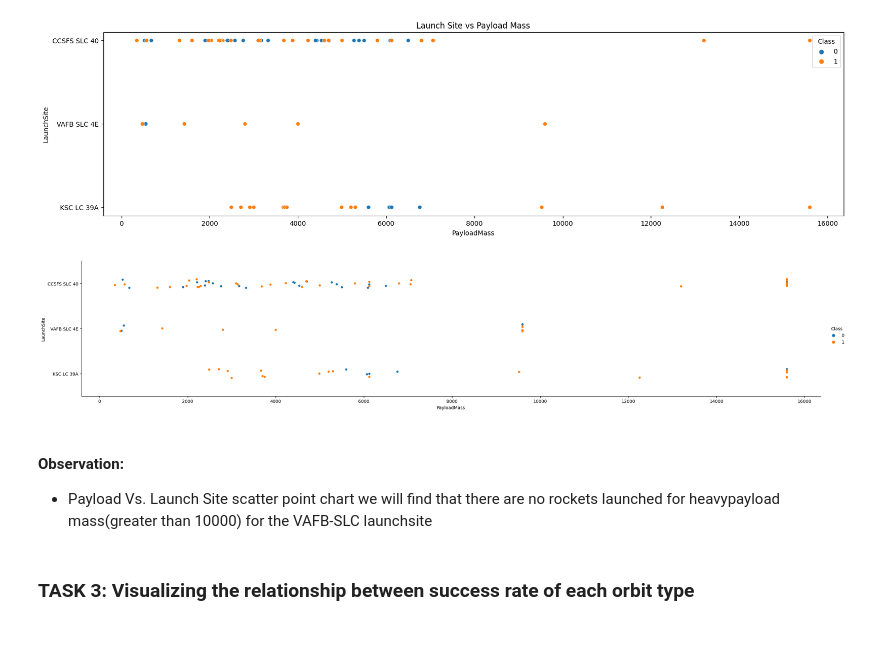
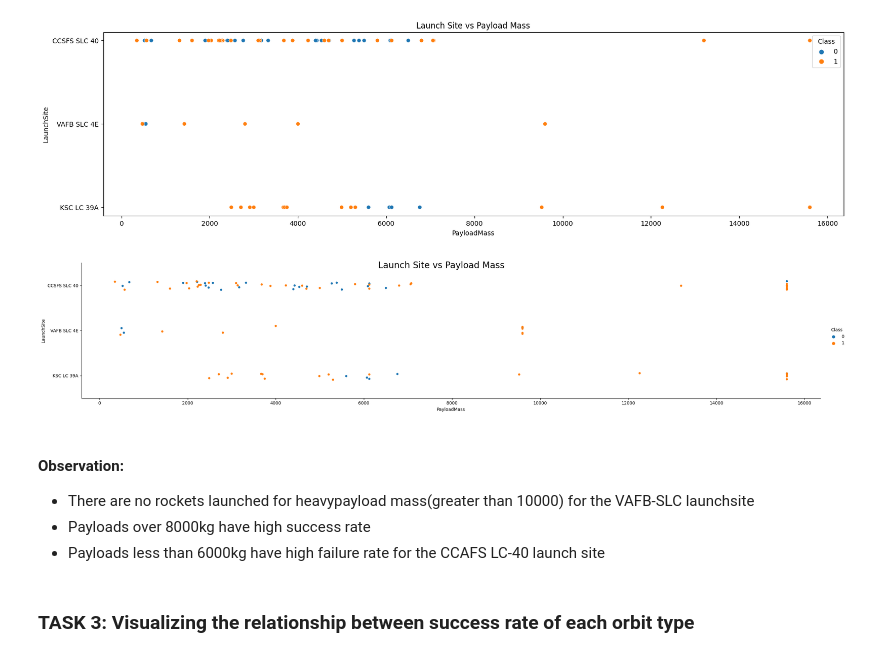
Before and after one commit to Ayush-Priyam/SpaceX-Falcon9-Landing-Prediction-Capstone-Project, a Jupyter notebook: EDA using Data Visualization.ipynb, the cells around one changed output. Saved outputs shown, nothing was run; the diff lists cells and outputs as text; code cells hidden in the pictures.

```diff
--- a/EDA using Data Visualization.ipynb
+++ b/EDA using Data Visualization.ipynb
@@ -81,13 +83,16 @@ plt.show()
 [figure]
 # %%
 #can also use this
-sns.catplot(y="LaunchSite", x="PayloadMass", hue="Class", data=df, aspect=5)
+g= sns.catplot(y="LaunchSite", x="PayloadMass", hue="Class", data=df, aspect=5)
+g.fig.suptitle('Launch Site vs Payload Mass', fontsize=20)
 plt.show()
 # %% [output]
-[figure, old version]
+[figure, new version]
 # %% [markdown]
 #### Observation:
-* Payload Vs. Launch Site scatter point chart we will find  that there are no rockets launched for heavypayload mass(greater than 10000) for the VAFB-SLC launchsite
+* There are no rockets launched for heavypayload mass(greater than 10000) for the VAFB-SLC launchsite
+* Payloads over 8000kg have high success rate
+* Payloads less than 6000kg have high failure rate for the CCAFS LC-40 launch site
 # %% [markdown]
 ### TASK  3: Visualizing the relationship between success rate of each orbit type
 # %% [markdown]
```
Also changed, not shown: parts of 4 cells of this notebook, 1 other file.
